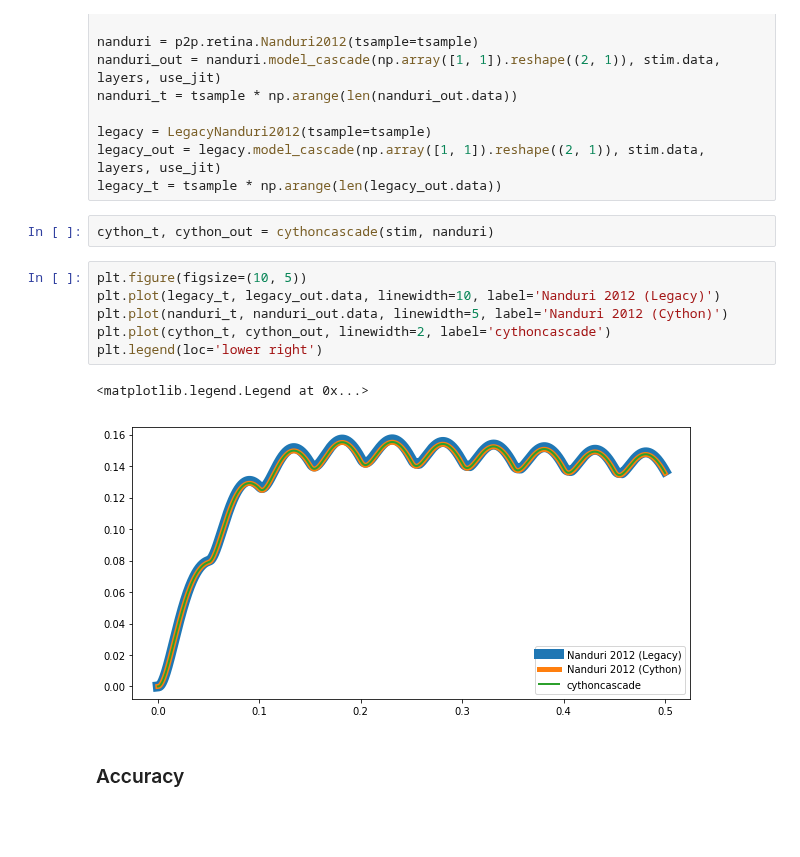
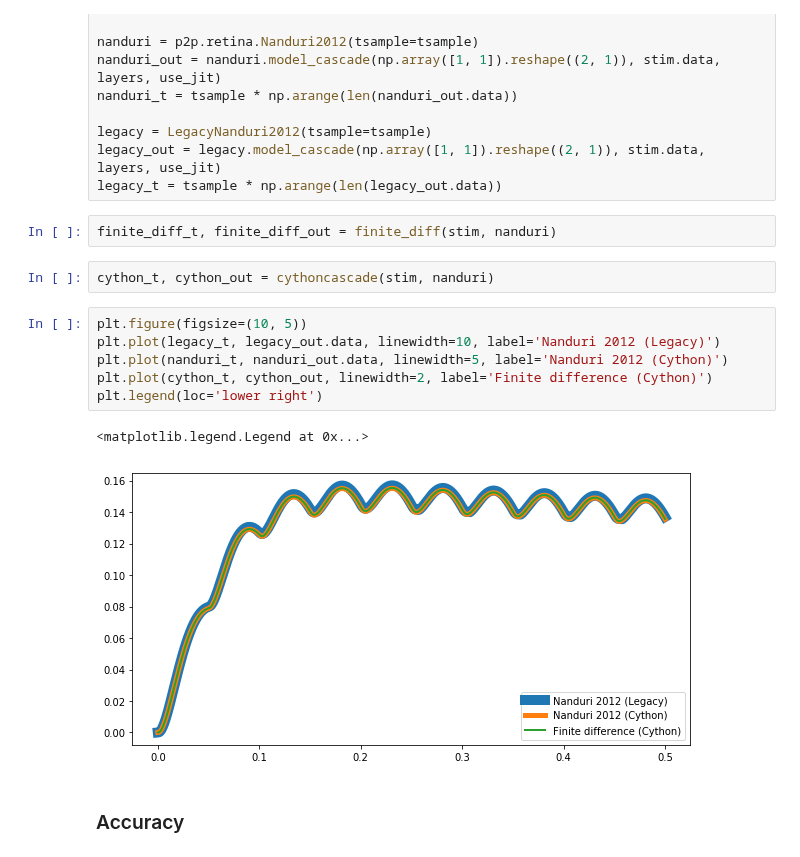
Before and after one commit to pulse2percept/pulse2percept, a Jupyter notebook: examples/notebooks/internal-0.3-finite-difference.ipynb, the cells around one changed output. Cells and saved outputs as stored; diff of their text form; blank space fills up the shorter version.

```diff
--- a/examples/notebooks/internal-0.3-finite-difference.ipynb
+++ b/examples/notebooks/internal-0.3-finite-difference.ipynb
@@ -135,17 +174,19 @@ nanduri_t = tsample * np.arange(len(nanduri_out.data))
 legacy = LegacyNanduri2012(tsample=tsample)
 legacy_out = legacy.model_cascade(np.array([1, 1]).reshape((2, 1)), stim.data, layers, use_jit)
 legacy_t = tsample * np.arange(len(legacy_out.data))
+# %%
+finite_diff_t, finite_diff_out = finite_diff(stim, nanduri)
 # %%
 cython_t, cython_out = cythoncascade(stim, nanduri)
 # %%
 plt.figure(figsize=(10, 5))
 plt.plot(legacy_t, legacy_out.data, linewidth=10, label='Nanduri 2012 (Legacy)')
 plt.plot(nanduri_t, nanduri_out.data, linewidth=5, label='Nanduri 2012 (Cython)')
-plt.plot(cython_t, cython_out, linewidth=2, label='cythoncascade')
+plt.plot(cython_t, cython_out, linewidth=2, label='Finite difference (Cython)')
 plt.legend(loc='lower right')
 # %% [output]
 <matplotlib.legend.Legend at 0x...>
-[figure, old version]
+[figure, new version]
 # %% [markdown]
 ### Accuracy
 # %%
```
Also changed, not shown: parts of 11 cells of this notebook, 4 other files.
